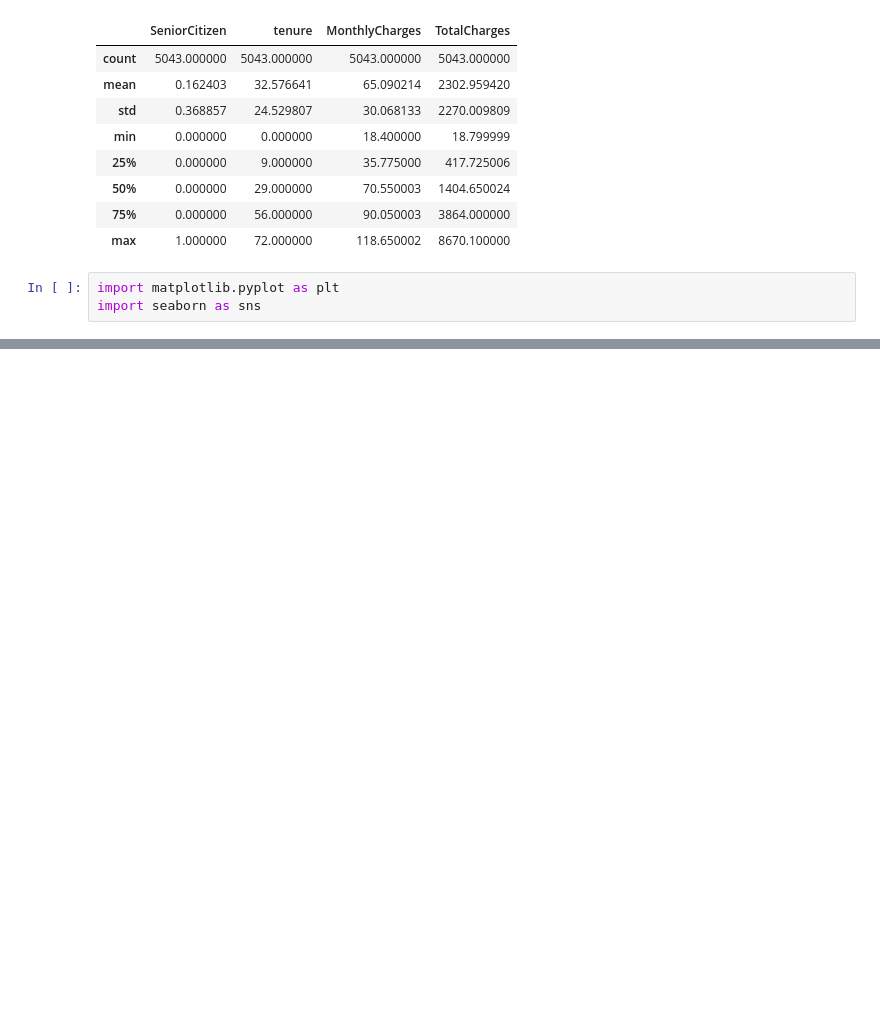
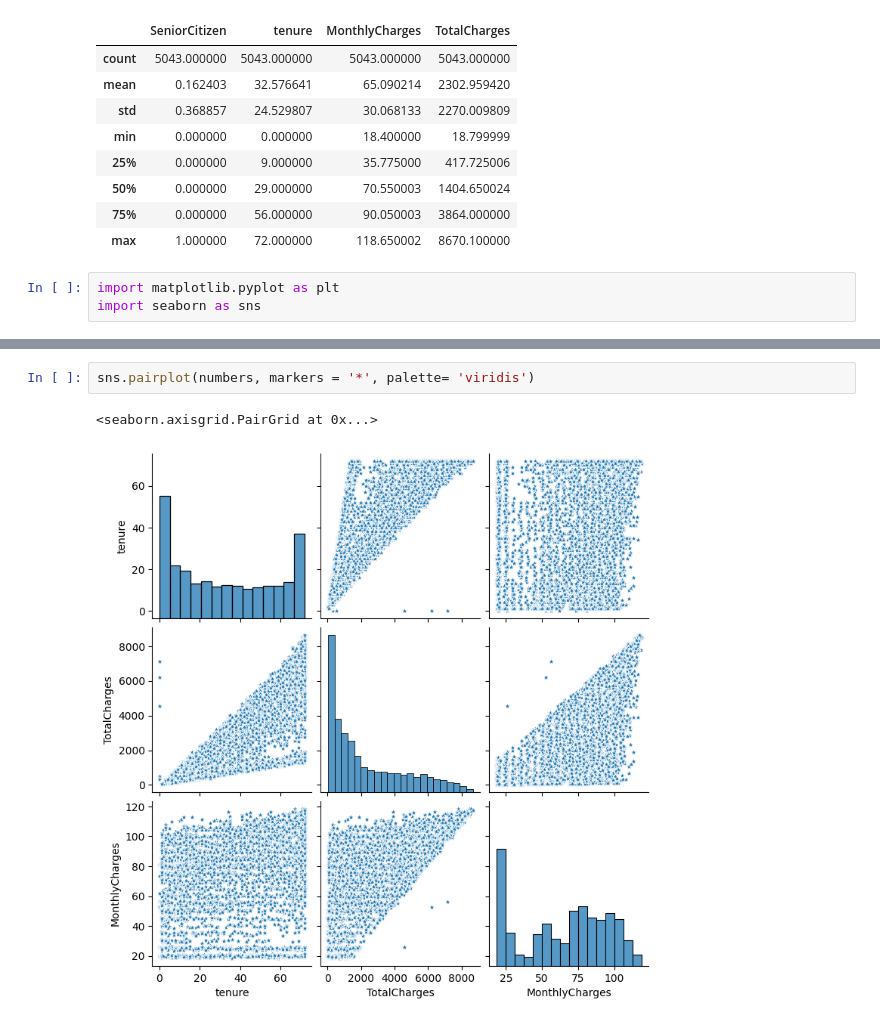
Before and after one commit to mgpacifique/lap_phase_2_chrun_classification-project, a Jupyter notebook: dap_phase2_churn_classification_project.ipynb, the cells around one changed output, grey strips where cells are left out. Cells and saved outputs as stored; diff of their text form; blank space fills up the shorter version.

```diff
--- a/dap_phase2_churn_classification_project.ipynb
+++ b/dap_phase2_churn_classification_project.ipynb
@@ -516,0 +517,5 @@ Median :70.55
+# %%
+sns.pairplot(numbers, markers = '*', palette= 'viridis')
+# %% [output]
+<seaborn.axisgrid.PairGrid at 0x...>
+[figure, added]
```
Also changed, not shown: parts of 5 cells of this notebook.
